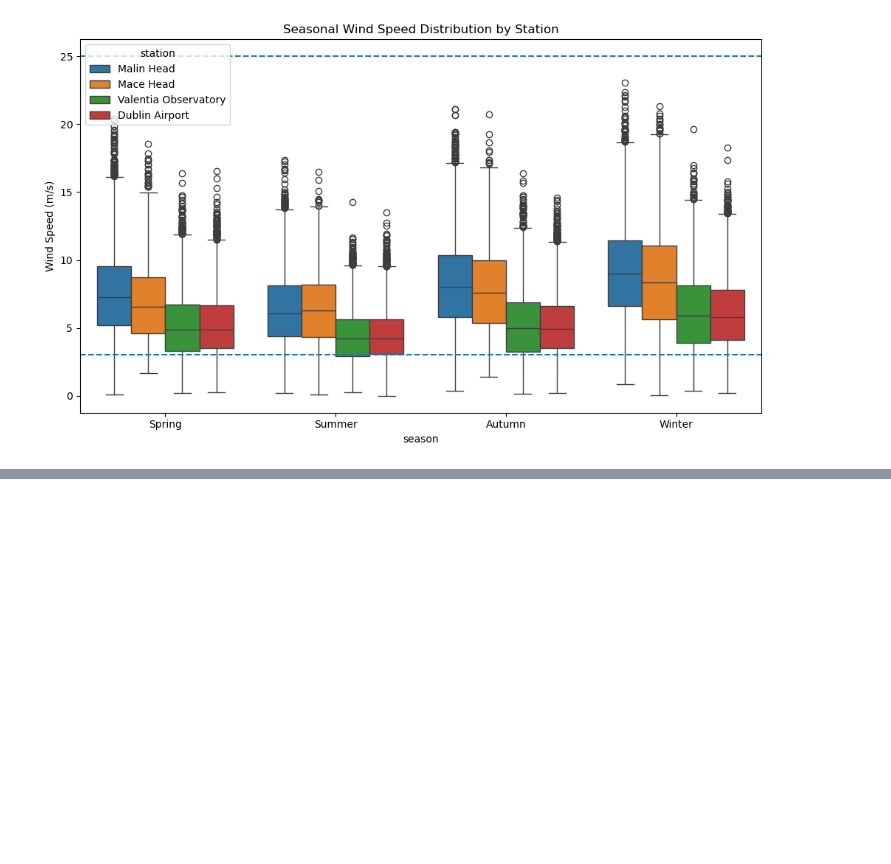
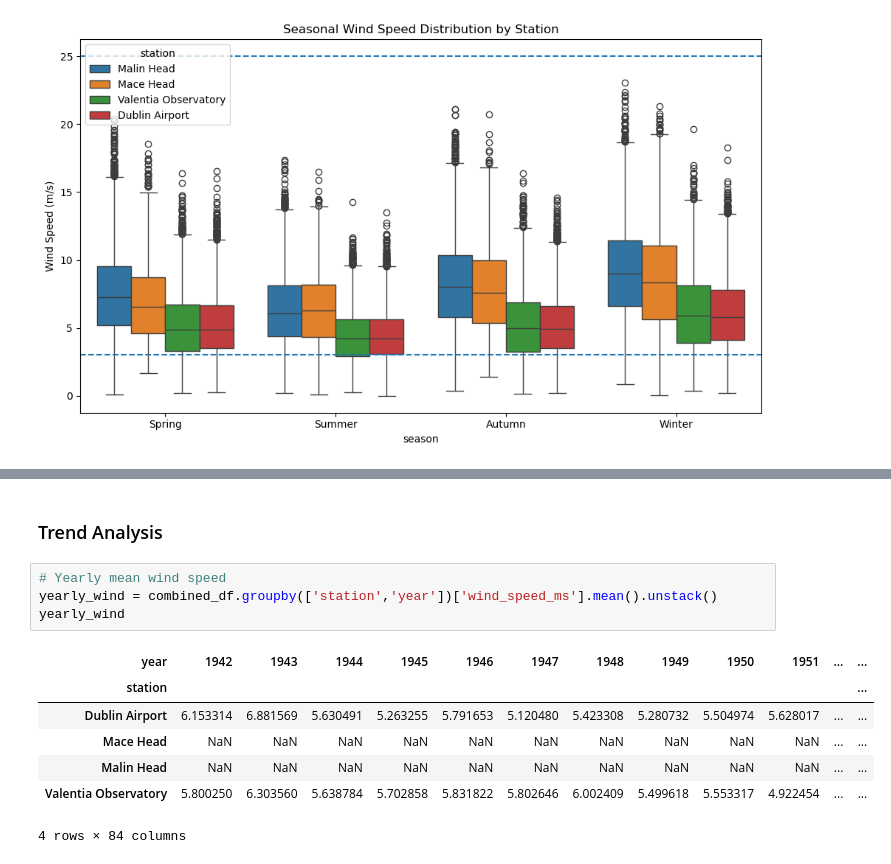
Before and after one commit to fin81985/PFDA-Project, a Jupyter notebook: wind_analysis.ipynb, the cells around one changed output, grey strips where cells are left out. Cells and saved outputs as stored; diff of their text form; blank space fills up the shorter version.

```diff
--- a/wind_analysis.ipynb
+++ b/wind_analysis.ipynb
@@ -474 +224,15 @@ Observations:
+# %% [markdown]
+### Trend Analysis
+# %%
+# Yearly mean wind speed
+yearly_wind = combined_df.groupby(['station','year'])['wind_speed_ms'].mean().unstack()
+yearly_wind
+# %% [output]
+| year | 1942 | 1943 | 1944 | 1945 | 1946 | 1947 | 1948 | 1949 | 1950 | 1951 | ... | ... |
+| station |  |  |  |  |  |  |  |  |  |  |  | ... |
+| Dublin Airport | 6.153314 | 6.881569 | 5.630491 | 5.263255 | 5.791653 | 5.120480 | 5.423308 | 5.280732 | 5.504974 | 5.628017 | ... | ... |
+| Mace Head | NaN | NaN | NaN | NaN | NaN | NaN | NaN | NaN | NaN | NaN | ... | ... |
+| Malin Head | NaN | NaN | NaN | NaN | NaN | NaN | NaN | NaN | NaN | NaN | ... | ... |
+| Valentia Observatory | 5.800250 | 6.303560 | 5.638784 | 5.702858 | 5.831822 | 5.802646 | 6.002409 | 5.499618 | 5.553317 | 4.922454 | ... | ... |
+4 rows × 84 columns
 # %%
```
Also changed, not shown: parts of 64 cells of this notebook.
